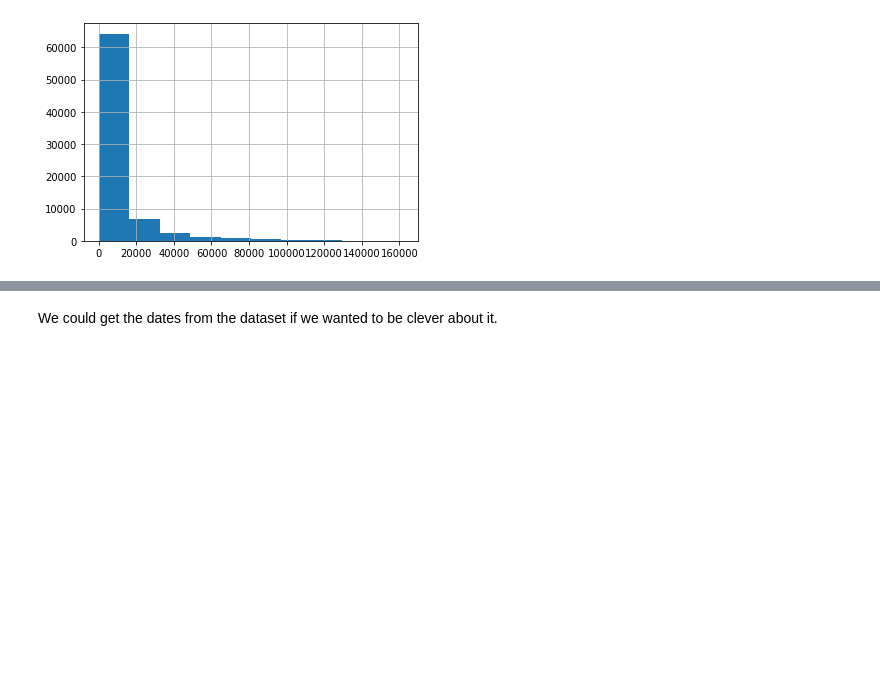
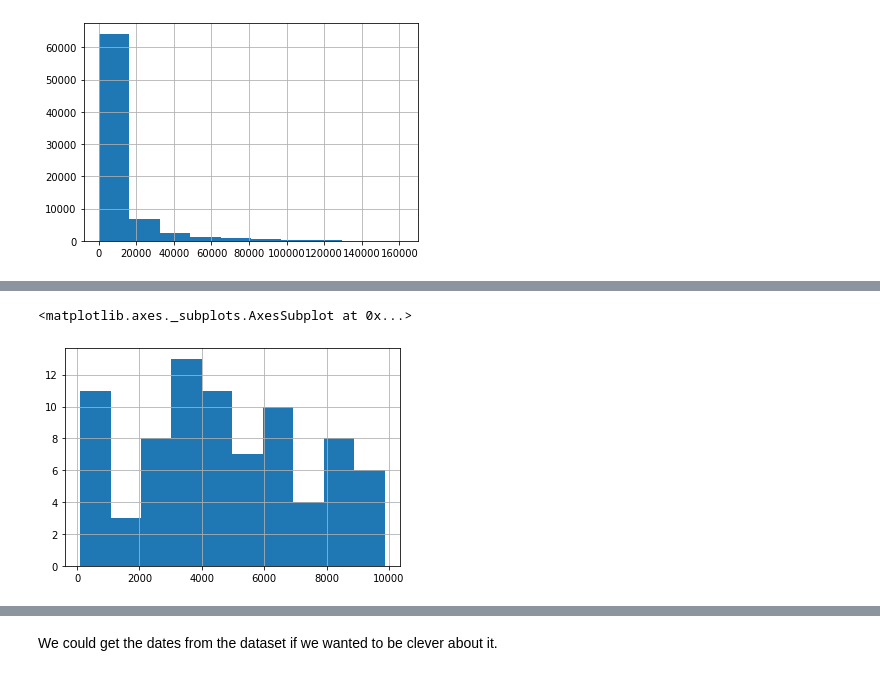
Before and after one commit to owenluu0321/me, a Jupyter notebook: data project.ipynb, the cells around one changed output, grey strips where cells are left out. Drawn from its saved outputs; the diff is of its cells as text; code cells hidden in the pictures; blank space fills up the shorter version.

```diff
--- a/data project.ipynb
+++ b/data project.ipynb
@@ -346 +342,6 @@ for i in range(12):
+# %%
+airport_data["Passengers_Total"][airport_data["Passengers_Total"] > 0][airport_data["Passengers_Total"] < 10000][airport_data["Year"] == 2020][airport_data["Month_num"] == 1].hist()
+# %% [output]
+<matplotlib.axes._subplots.AxesSubplot at 0x...>
+[figure, added]
 # %%
```
Also changed, not shown: parts of 6 cells of this notebook, 5 other files.
